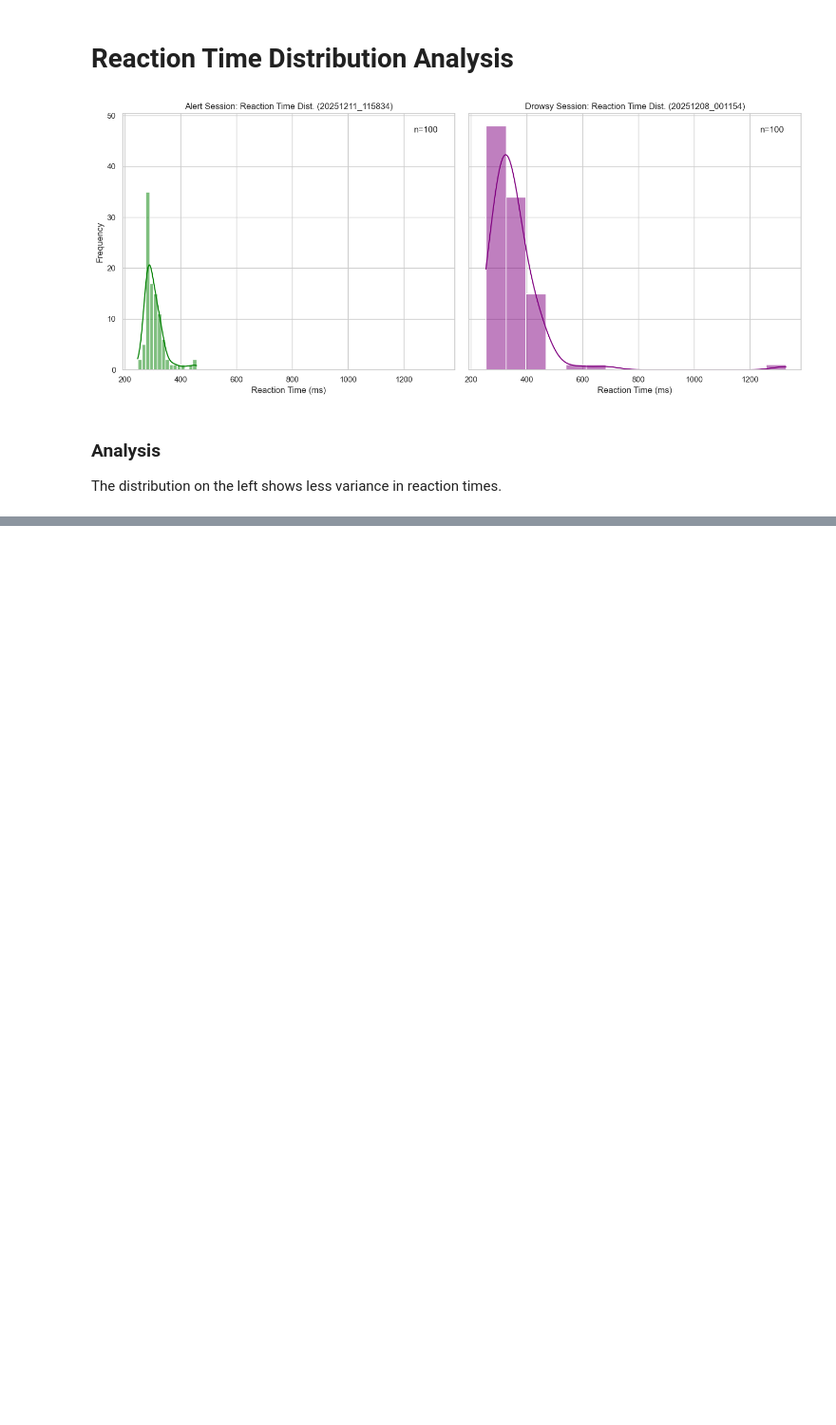
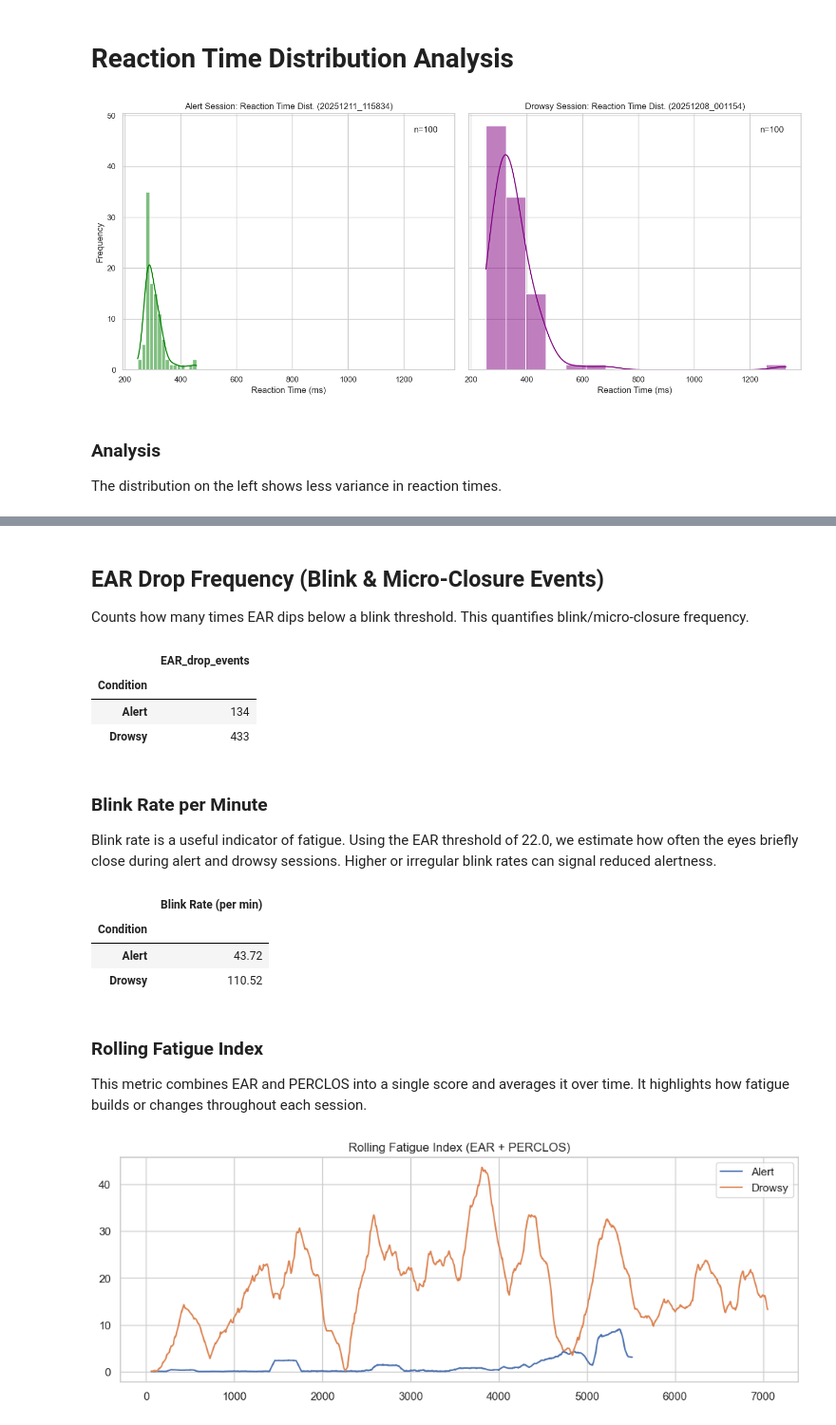
Before and after one commit to jjlukose55/Data_Collection_Final_Project, a Jupyter notebook: DataAnalysis_FinalProject.ipynb, the cells around one changed output, grey strips where cells are left out. Shown: that part at 95% size. Drawn from its saved outputs; the diff is of its cells as text; code cells hidden in the pictures; blank space fills up the shorter version.

```diff
--- a/DataAnalysis_FinalProject.ipynb
+++ b/DataAnalysis_FinalProject.ipynb
@@ -399,0 +466,73 @@ plt.show()
+# %% [markdown]
+## EAR Drop Frequency (Blink & Micro-Closure Events)
+
+Counts how many times EAR dips below a blink threshold.
+This quantifies blink/micro-closure frequency.
+# %%
+def count_ear_drop_events(df, threshold=22.0):
+    ear = pd.to_numeric(df["Selected_EAR"], errors="coerce")
+
+    # A binary series: 1 if EAR is below threshold (eye closing), 0 otherwise
+    below = (ear < threshold).astype(int)
+
+    # Shift to detect transitions from 0 → 1
+    transitions = ((below.shift(1) == 0) & (below == 1)).sum()
+
+    return int(transitions)
+
+# Apply to alert & drowsy
+rows = []
+for label, ds in [("Alert", alert), ("Drowsy", drowsy)]:
+    events = count_ear_drop_events(ds.perclos_df, threshold=22.0)
+    rows.append({"Condition": label, "EAR_drop_events": events})
+
+ear_event_df = pd.DataFrame(rows).set_index("Condition")
+display(ear_event_df)
+# %% [output]
+|  | EAR_drop_events |
+| Condition |  |
+| Alert | 134 |
+| Drowsy | 433 |
+# %% [markdown]
+### Blink Rate per Minute
+Blink rate is a useful indicator of fatigue. Using the EAR threshold of 22.0, we estimate how often the eyes briefly close during alert and drowsy sessions. Higher or irregular blink rates can signal reduced alertness.
+# %%
+def blink_rate_per_minute(df, threshold=22.0, fps=30):
+    ear = pd.to_numeric(df["Selected_EAR"], errors="coerce")
+    below = (ear < threshold).astype(int)
+    transitions = ((below.shift(1) == 0) & (below == 1)).sum()
+
+    minutes = len(df) / fps / 60
+    return transitions / minutes
+
+rows = []
+for label, ds in [("Alert", alert), ("Drowsy", drowsy)]:
+    rate = blink_rate_per_minute(ds.perclos_df, threshold=22.0)
+    rows.append({"Condition": label, "Blink Rate (per min)": rate})
+
+blink_rate_df = pd.DataFrame(rows).set_index("Condition")
+display(blink_rate_df.round(2))
+# %% [output]
+|  | Blink Rate (per min) |
+| Condition |  |
+| Alert | 43.72 |
+| Drowsy | 110.52 |
+# %% [markdown]
+### Rolling Fatigue Index
+This metric combines EAR and PERCLOS into a single score and averages it over time. It highlights how fatigue builds or changes throughout each session.
+# %%
+def fatigue_index(df, ear_threshold=22.0):
+    ear_term = (ear_threshold - df["Selected_EAR"]).clip(lower=0)
+    perclos_term = df["PERCLOS_Score"]
+    return (ear_term + perclos_term).rolling(window=60).mean()
+
+alert_fi = fatigue_index(alert.perclos_df)
+drowsy_fi = fatigue_index(drowsy.perclos_df)
+
+alert_fi.plot(figsize=(12,4), label="Alert")
+drowsy_fi.plot(figsize=(12,4), label="Drowsy")
+plt.title("Rolling Fatigue Index (EAR + PERCLOS)")
+plt.legend()
+plt.show()
+# %% [output]
+[figure, added]
```
Also changed, not shown: parts of 14 cells of this notebook.
